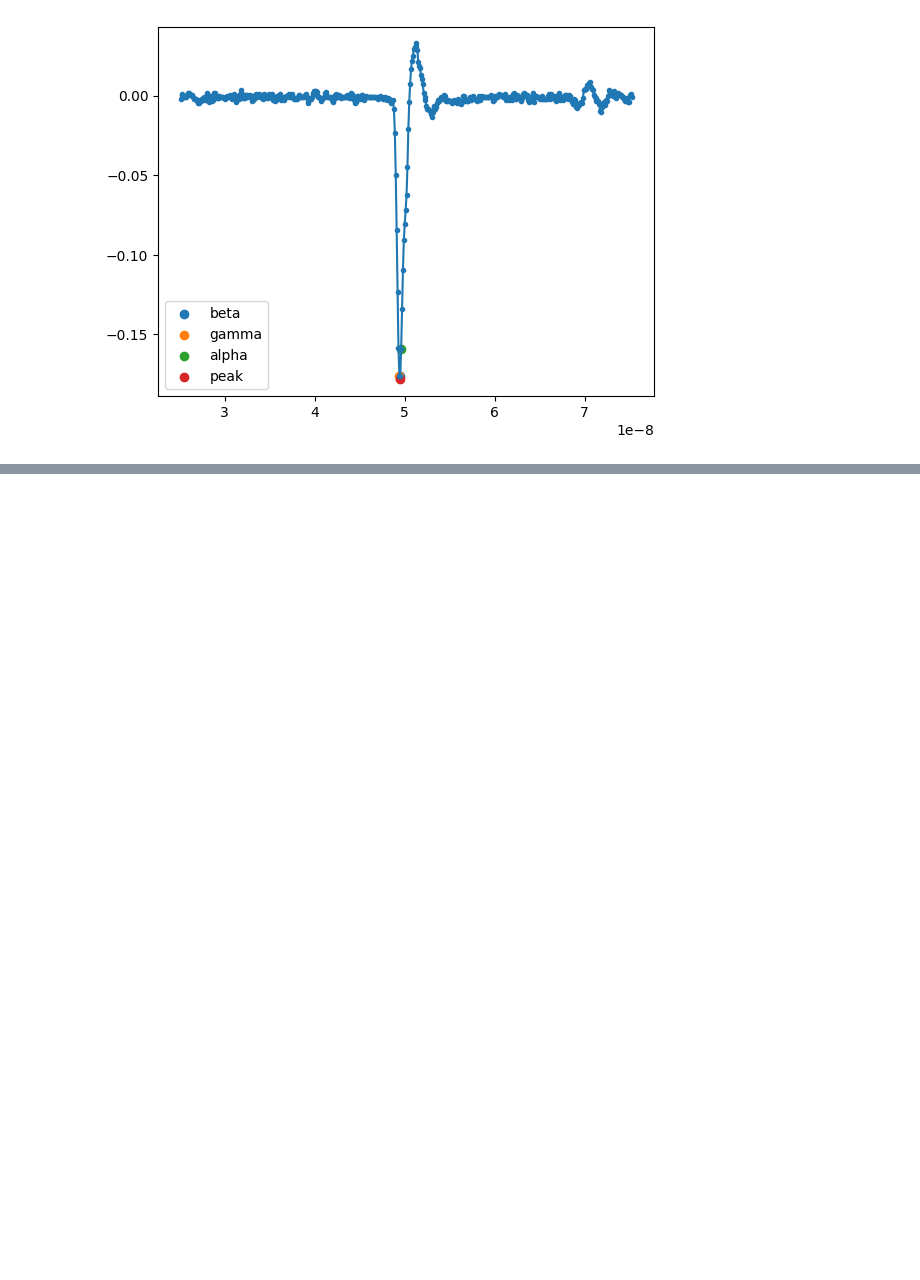
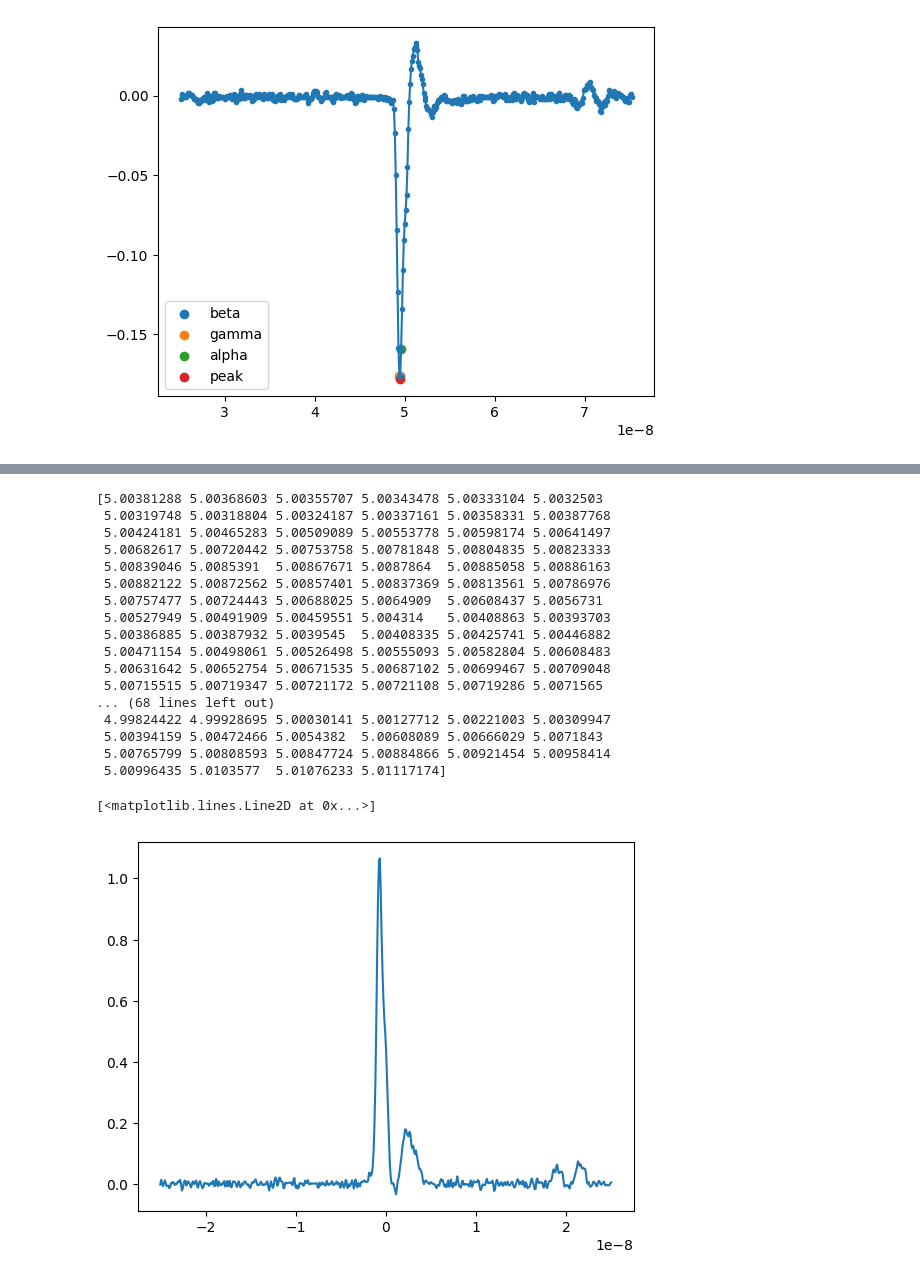
Before and after one commit to leonardolanteri/ETL_TestingDAQ, a Jupyter notebook: notebooks/mcp_manual_fitter.ipynb, the cells around one changed output, grey strips where cells are left out. Drawn from its saved outputs; the diff is of its cells as text; code cells hidden in the pictures; blank space fills up the shorter version.

```diff
--- a/notebooks/mcp_manual_fitter.ipynb
+++ b/notebooks/mcp_manual_fitter.ipynb
@@ -147,0 +135,55 @@ plt.scatter(x_max[0], y_max[0], label="peak")
+# %%
+from scipy import sparse
+from scipy.sparse.linalg import spsolve
+
+from scipy.sparse import diags, eye
+from scipy.linalg import cholesky
+
+def baseline(y, lam, ratio):
+    N = len(y)
+    D = diags([1, -2, 1], [0, 1, 2], shape=(N-2, N)).toarray()
+    H = lam * (D.T @ D)
+    w = np.ones(N)
+
+    while True:
+        W = diags(w, 0, shape=(N, N)).toarray()
+        C = cholesky(W + H, lower=True)
+        z = np.linalg.solve(C.T, np.linalg.solve(C, w * y))
+        d = y - z
+        dn = d[d < 0]
+
+        m = np.mean(dn)
+        s = np.std(dn)
+
+        wt = 1 / (1 + np.exp(2 * (d - (2*s - m)) / s))
+
+        if np.linalg.norm(w - wt) / np.linalg.norm(w) < ratio:
+            break
+        w = wt
+
+    return z
+
+# 0.001 ≤ p ≤ 0.1 is a good choice (for a signal with positive peaks) and 10^2 ≤ λ ≤ 10^9
+z = baseline(volts_scaled[0]+5, 1e3, 1e-4)
+print(z)
+plt.plot(x[0], volts_scaled[0]+5 - z)
+# %% [output]
+[5.00381288 5.00368603 5.00355707 5.00343478 5.00333104 5.0032503
+ 5.00319748 5.00318804 5.00324187 5.00337161 5.00358331 5.00387768
+ 5.00424181 5.00465283 5.00509089 5.00553778 5.00598174 5.00641497
+ 5.00682617 5.00720442 5.00753758 5.00781848 5.00804835 5.00823333
+ 5.00839046 5.0085391  5.00867671 5.0087864  5.00885058 5.00886163
+ 5.00882122 5.00872562 5.00857401 5.00837369 5.00813561 5.00786976
+ 5.00757477 5.00724443 5.00688025 5.0064909  5.00608437 5.0056731
+ 5.00527949 5.00491909 5.00459551 5.004314   5.00408863 5.00393703
+ 5.00386885 5.00387932 5.0039545  5.00408335 5.00425741 5.00446882
+ 5.00471154 5.00498061 5.00526498 5.00555093 5.00582804 5.00608483
+ 5.00631642 5.00652754 5.00671535 5.00687102 5.00699467 5.00709048
+ 5.00715515 5.00719347 5.00721172 5.00721108 5.00719286 5.0071565
+... (68 lines left out)
+ 4.99824422 4.99928695 5.00030141 5.00127712 5.00221003 5.00309947
+ 5.00394159 5.00472466 5.0054382  5.00608089 5.00666029 5.0071843
+ 5.00765799 5.00808593 5.00847724 5.00884866 5.00921454 5.00958414
+ 5.00996435 5.0103577  5.01076233 5.01117174]
+[<matplotlib.lines.Line2D at 0x...>]
+[figure, added]
```
Also changed, not shown: parts of 4 cells of this notebook, 1 other file.
